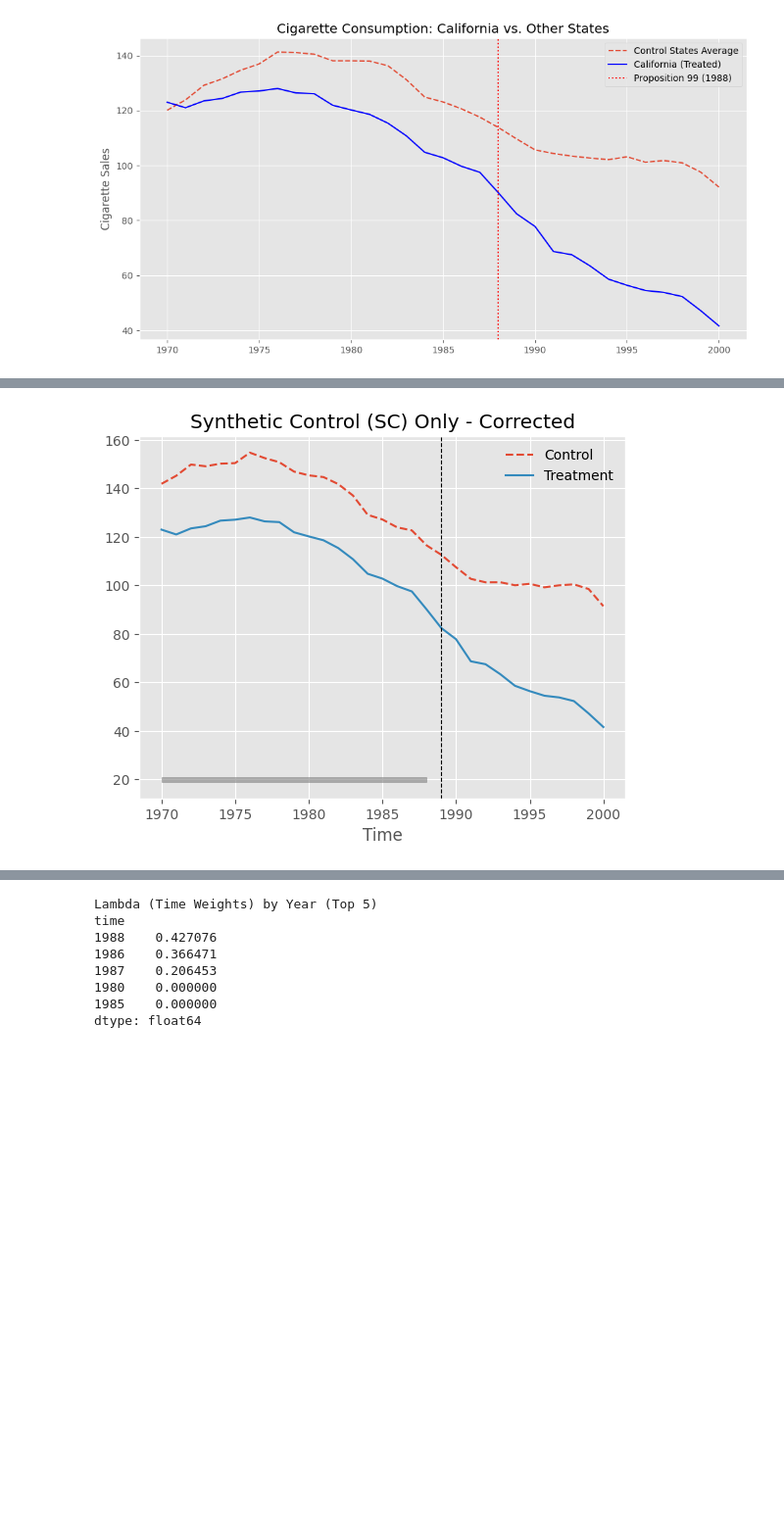
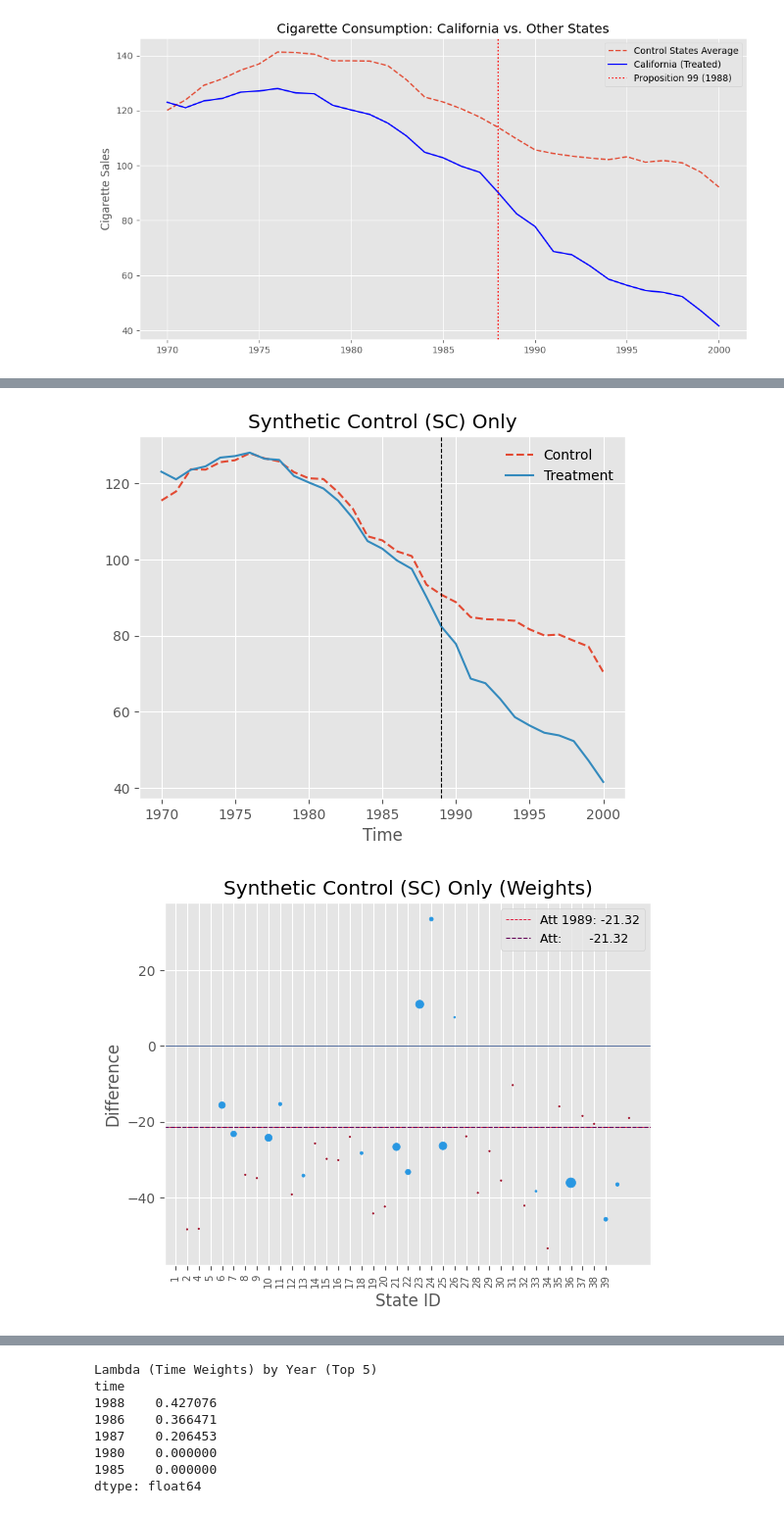
Before and after one commit to CausalInferenceLab/awesome-causal-inference-python, a Jupyter notebook: book/ate/sdid.ipynb, the cells around one changed output, grey strips where cells are left out. Shown at 98% size. Cells and saved outputs as stored; diff of their text form; code cells hidden in the pictures; blank space fills up the shorter version.

```diff
--- a/book/ate/sdid.ipynb
+++ b/book/ate/sdid.ipynb
@@ -39,7 +39,3 @@ from synthdid.synthdid import Synthdid
 plt.style.use('ggplot')
 # %%
 df = pd.read_csv('../data/matheus_data/smoking.csv')
-# %%
-df['treated'] = df['california'].astype(int)
-df = df.sort_values(['state', 'year'])
-df.head()
@@ -82,23 +87,16 @@ ZeroDivisionError: division by zero
 # %%
 # 합성 대조군(SC) 결과와 비교
-# fit_sc = Synthdid(df, "State", "Year", "treated", "PacksPerCapita").fit(synth=True)
-# fit_sc.plot_outcomes()
-# fit_sc.plot_outcomes[0]
-# plt.title("Synthetic Control (SC) Only")
-# plt.show()
+fit_sc = Synthdid(df, "state", "year", "treated", "cigsale").fit(synth=True, omega_intercept=False).plot_outcomes(wtplot = False)
+plt.title("Synthetic Control (SC) Only")
+plt.show()
 
-# SC는 시간 가중치를 균등하게 설정해야 합니다.
-T0 = fit_model.att_info['T0'][0] # 정책 이전 기간의 수
-lambda_sc = np.full(T0, 1/T0) # 1/T0 로 구성된 균등한 시간 가중치 생성
-
-# lambda_estimate 파라미터에 위에서 생성한 균등 가중치를 직접 전달합니다.
-fit_sc = Synthdid(df, "State", "Year", "treated", "PacksPerCapita").fit(synth=True, lambda_estimate=lambda_sc) # <--- 수정된 부분
-
-fit_sc.plot_outcomes()
-fit_sc.plot_outcomes[0]
-plt.title("Synthetic Control (SC) Only - Corrected")
+# SC 가중치 그래프
+fit_sc.plot_weights()
+plt.title("Synthetic Control (SC) Only (Weights)")
+plt.xlabel("State ID")
 plt.show()
 # %% [output]
-[figure, old version]
+[figure, new version]
+[figure, added]
 # %%
 # 이중 차분법(DID) 결과와 비교
```
Also changed, not shown: parts of 33 cells of this notebook.
